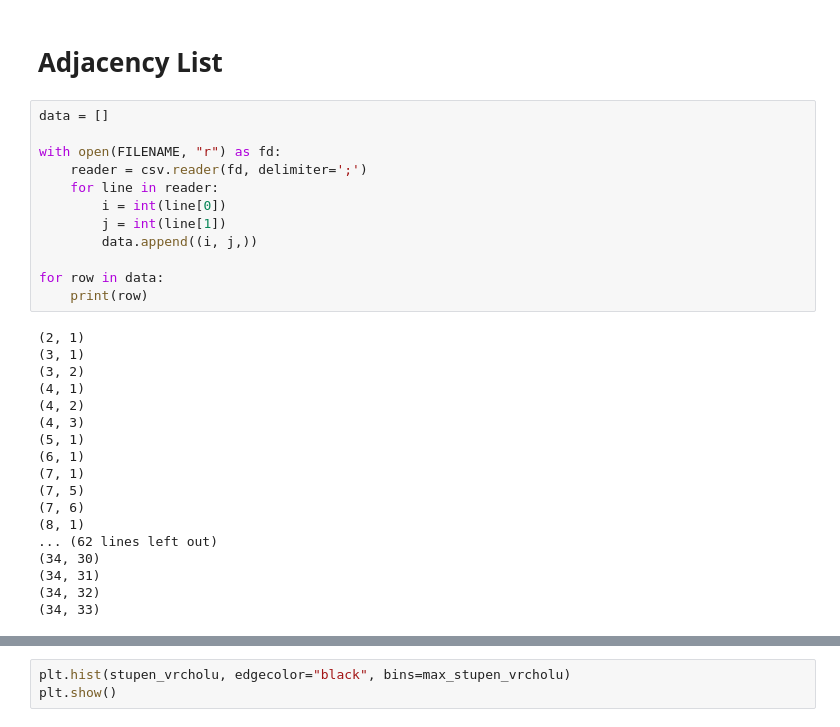
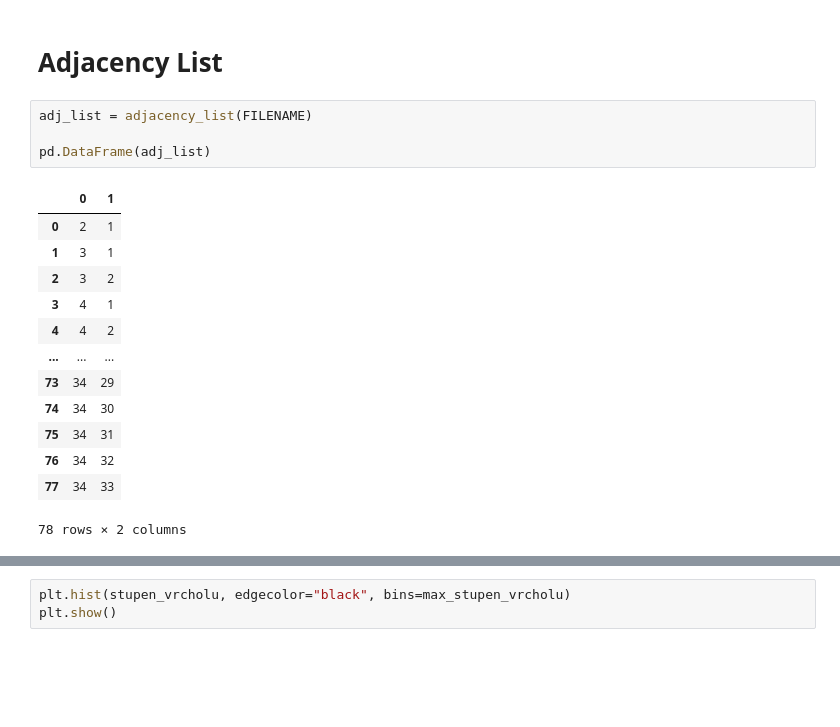
Before and after one commit to gaitovrat/MAS-1, a Jupyter notebook: notebooks/KarateClub.ipynb, the cells around one changed output, grey strips where cells are left out. Drawn from its saved outputs; the diff is of its cells as text; blank space fills up the shorter version.

```diff
--- a/KarateClub.ipynb
+++ b/notebooks/KarateClub.ipynb
@@ -72,34 +62,22 @@ plt.show()
 [figure]
 # %% [markdown]
 # Adjacency List
-# %%
-data = []
-
-with open(FILENAME, "r") as fd:
-    reader = csv.reader(fd, delimiter=';')
-    for line in reader:
-        i = int(line[0])
-        j = int(line[1])
-        data.append((i, j,))
-
-for row in data:
-    print(row)
-# %% [output]
-(2, 1)
-(3, 1)
-(3, 2)
-(4, 1)
-(4, 2)
-(4, 3)
-(5, 1)
-(6, 1)
-(7, 1)
-(7, 5)
-(7, 6)
-(8, 1)
-... (62 lines left out)
-(34, 30)
-(34, 31)
-(34, 32)
-(34, 33)
+# %%
+adj_list = adjacency_list(FILENAME)
+
+pd.DataFrame(adj_list)
+# %% [output]
+|  | 0 | 1 |
+| 0 | 2 | 1 |
+| 1 | 3 | 1 |
+| 2 | 3 | 2 |
+| 3 | 4 | 1 |
+| 4 | 4 | 2 |
+| ... | ... | ... |
+| 73 | 34 | 29 |
+| 74 | 34 | 30 |
+| 75 | 34 | 31 |
+| 76 | 34 | 32 |
+| 77 | 34 | 33 |
+78 rows × 2 columns
 # %%
```
Also changed, not shown: parts of 7 cells of this notebook, 15 other files.
